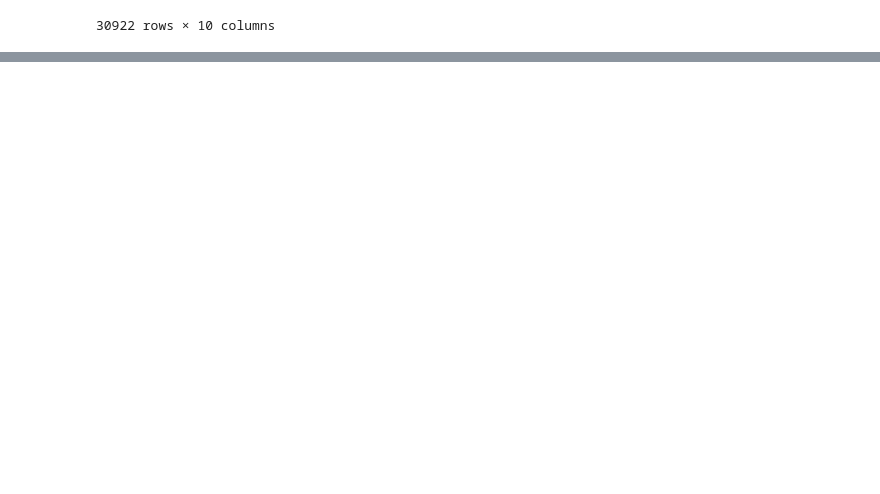
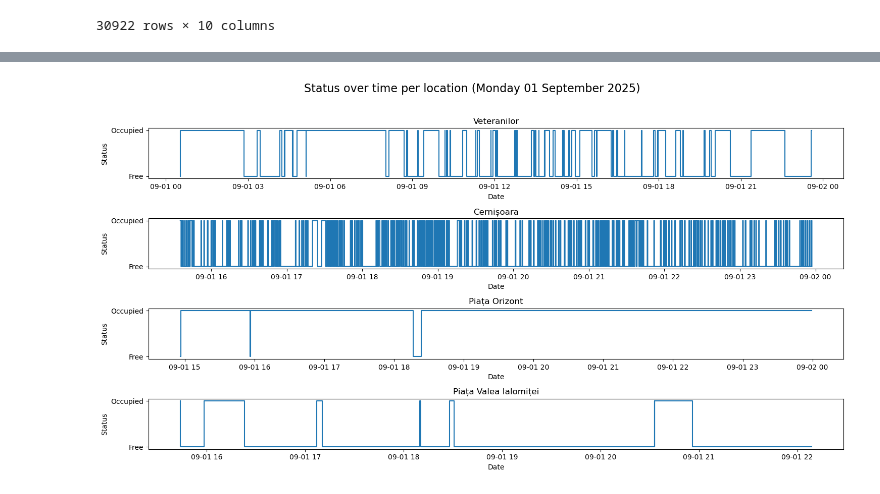
Before and after one commit to chenneman/CTC-advanced-data-science, a Jupyter notebook: Coding The Curbs.ipynb, the cells around one changed output, grey strips where cells are left out. Saved outputs shown, nothing was run; the diff lists cells and outputs as text; code cells hidden in the pictures; blank space fills up the shorter version.

```diff
--- a/Coding The Curbs.ipynb
+++ b/Coding The Curbs.ipynb
@@ -107,0 +89,49 @@ plt.show()
+# %%
+#make groups based on the location names
+data_bucharest_locations = data_sensors_bucharest.groupby("location name")
+
+#get the seperate groups
+data_veteranilor = data_bucharest_locations.get_group("Veteranilor")
+data_cernisoara = data_bucharest_locations.get_group("Cernișoara")
+data_piata_orizont = data_bucharest_locations.get_group("Piața Orizont")
+data_piata_valuea_ialomitei = data_bucharest_locations.get_group("Piața Valea Ialomiței")
+# %%
+
+start_date = "2025-09-01"
+end_date = "2025-09-02"
+
+date_obj = pd.to_datetime(start_date)
+
+date_str = date_obj.strftime("%A %d %B %Y")
+
+fig, axes = plt.subplots(4, 1, figsize=(15,8), sharey=True)
+
+locations = {
+    "Veteranilor": data_veteranilor,
+    "Cernișoara": data_cernisoara,
+    "Piața Orizont": data_piata_orizont,
+    "Piața Valea Ialomiței": data_piata_valuea_ialomitei
+}
+
+axes = axes.flatten()
+
+for ax, (name, df) in zip(axes, locations.items()):
+    mask = (df["date"] >= start_date) & (df["date"] < end_date)
+    subset = df.loc[mask]
+
+    ax.step(subset["date"], subset["status"], where="post")
+    ax.set_title(name)
+    ax.set_xlabel("Date")
+    ax.set_yticks([0,1])
+    ax.set_yticklabels(["Free", "Occupied"])
+
+axes[0].set_ylabel("Status")
+axes[1].set_ylabel("Status")
+axes[2].set_ylabel("Status")
+axes[3].set_ylabel("Status")
+
+plt.suptitle(f"Status over time per location ({date_str})", fontsize=16)
+plt.tight_layout(rect=[0, 0, 1, 0.96])  # ruimte laten voor suptitle
+plt.show()
+# %% [output]
+[figure, added]
```
Also changed, not shown: parts of 7 cells of this notebook.
